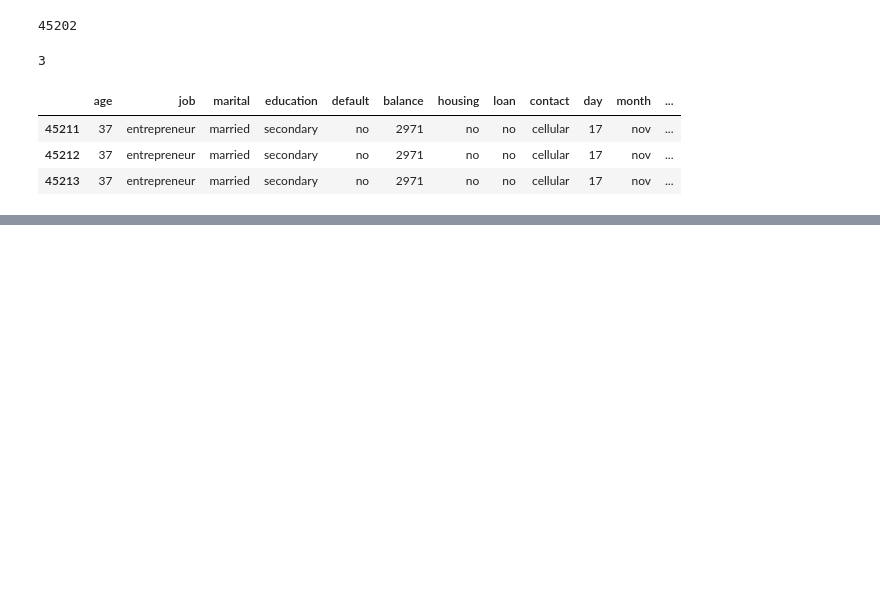
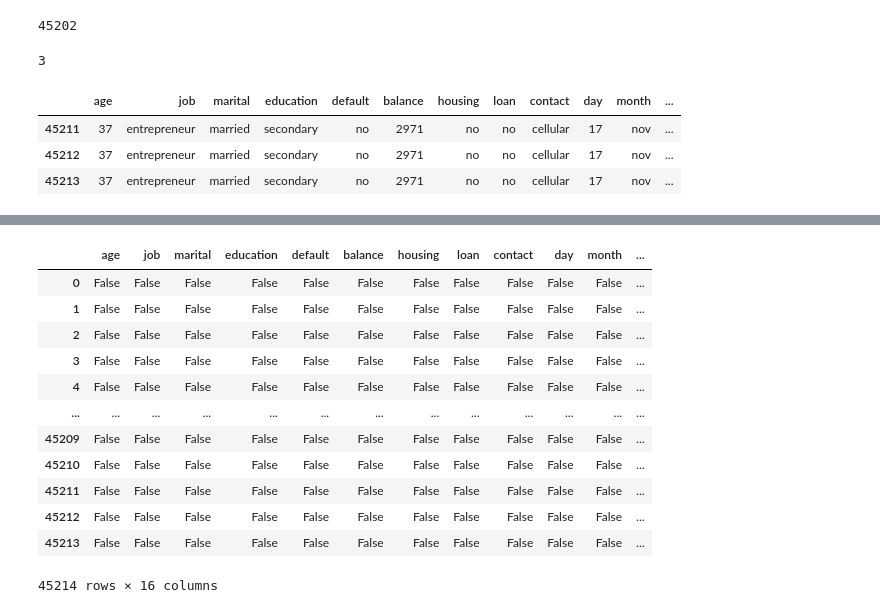
Before and after one commit to rafael-dias-1/fundamentos-bigData-python-SENAI, a Jupyter notebook: aula-9-pandas-parte2.ipynb, the cells around one changed output, grey strips where cells are left out. Cells and saved outputs as stored; diff of their text form; code cells hidden in the pictures; blank space fills up the shorter version.

```diff
--- a/aula-9-pandas-parte2.ipynb
+++ b/aula-9-pandas-parte2.ipynb
@@ -77,0 +89,16 @@ dados.loc[dados.duplicated()==True]
+# %%
+dados.isnull()
+# %% [output]
+|  | age | job | marital | education | default | balance | housing | loan | contact | day | month | ... |
+| 0 | False | False | False | False | False | False | False | False | False | False | False | ... |
+| 1 | False | False | False | False | False | False | False | False | False | False | False | ... |
+| 2 | False | False | False | False | False | False | False | False | False | False | False | ... |
+| 3 | False | False | False | False | False | False | False | False | False | False | False | ... |
+| 4 | False | False | False | False | False | False | False | False | False | False | False | ... |
+| ... | ... | ... | ... | ... | ... | ... | ... | ... | ... | ... | ... | ... |
+| 45209 | False | False | False | False | False | False | False | False | False | False | False | ... |
+| 45210 | False | False | False | False | False | False | False | False | False | False | False | ... |
+| 45211 | False | False | False | False | False | False | False | False | False | False | False | ... |
+| 45212 | False | False | False | False | False | False | False | False | False | False | False | ... |
+| 45213 | False | False | False | False | False | False | False | False | False | False | False | ... |
+45214 rows × 16 columns
```
Also changed, not shown: parts of 18 cells of this notebook.
